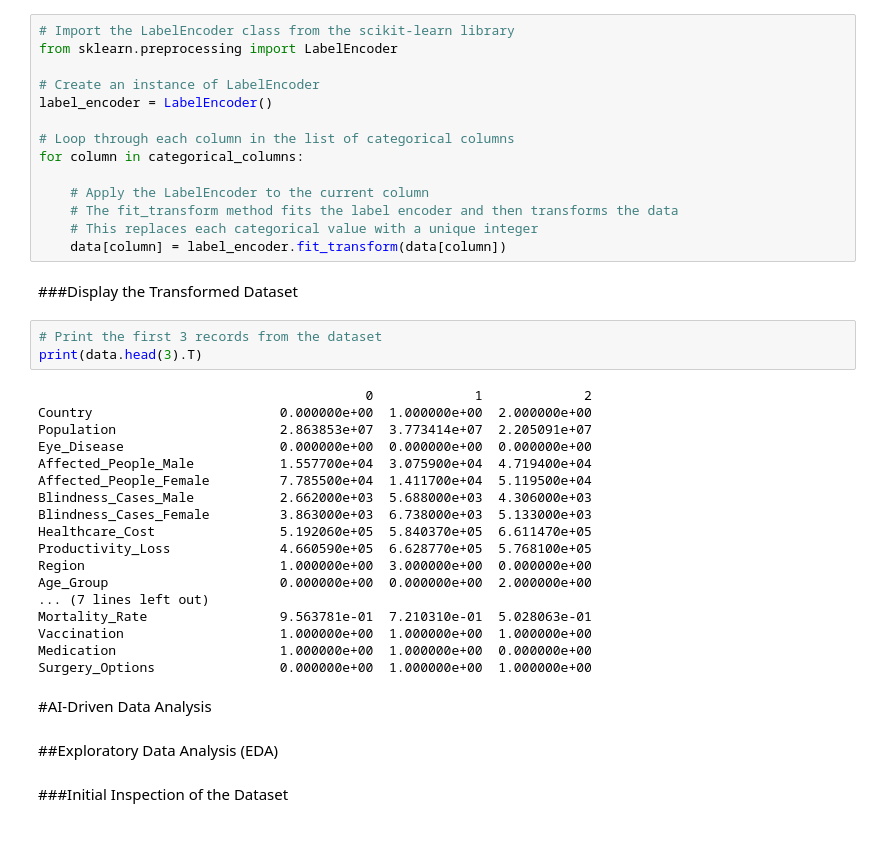
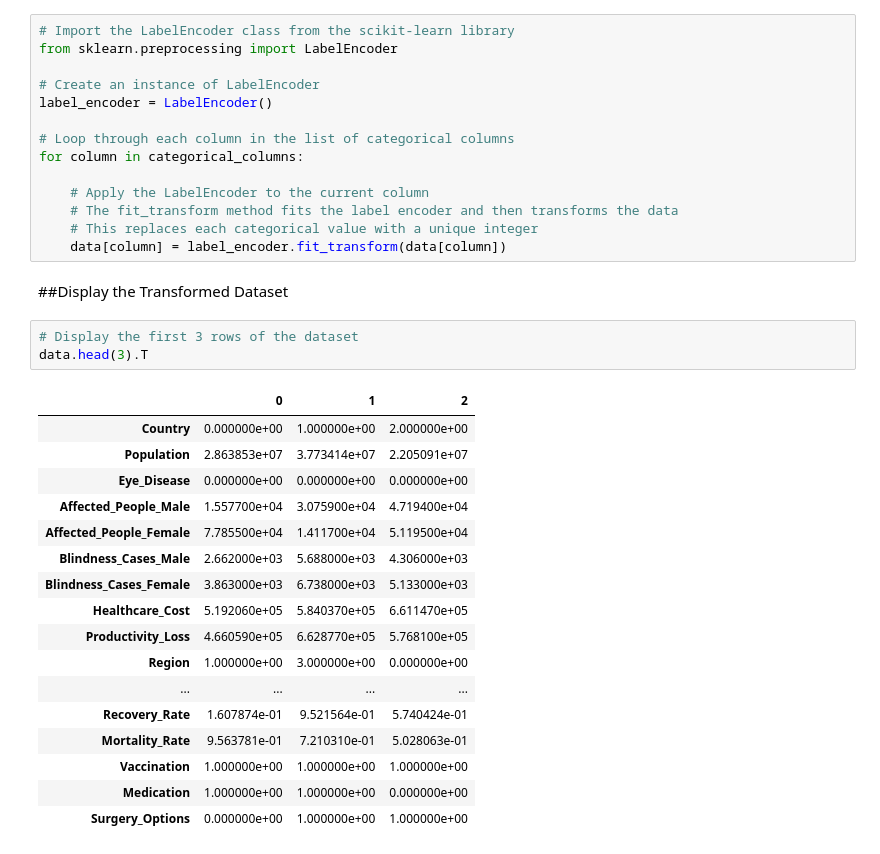
Before and after one commit to carlos-alves-one/Eye-Disease-Analysis, a Jupyter notebook: final_project_report.ipynb, the cells around one changed output. Cells and saved outputs as stored; diff of their text form.

Commit message:
Display the Transformed Dataset

```diff
--- a/final_project_report.ipynb
+++ b/final_project_report.ipynb
@@ -610,31 +665,25 @@ for column in categorical_columns:
     # This replaces each categorical value with a unique integer
     data[column] = label_encoder.fit_transform(data[column])
 # %% [markdown]
-###Display the Transformed Dataset
+##Display the Transformed Dataset
 # %%
-# Print the first 3 records from the dataset
-print(data.head(3).T)
+# Display the first 3 rows of the dataset
+data.head(3).T
 # %% [output]
-                                          0             1             2
-Country                        0.000000e+00  1.000000e+00  2.000000e+00
-Population                     2.863853e+07  3.773414e+07  2.205091e+07
-Eye_Disease                    0.000000e+00  0.000000e+00  0.000000e+00
-Affected_People_Male           1.557700e+04  3.075900e+04  4.719400e+04
-Affected_People_Female         7.785500e+04  1.411700e+04  5.119500e+04
-Blindness_Cases_Male           2.662000e+03  5.688000e+03  4.306000e+03
-Blindness_Cases_Female         3.863000e+03  6.738000e+03  5.133000e+03
-Healthcare_Cost                5.192060e+05  5.840370e+05  6.611470e+05
-Productivity_Loss              4.660590e+05  6.628770e+05  5.768100e+05
-Region                         1.000000e+00  3.000000e+00  0.000000e+00
-Age_Group                      0.000000e+00  0.000000e+00  2.000000e+00
-... (7 lines left out)
-Mortality_Rate                 9.563781e-01  7.210310e-01  5.028063e-01
-Vaccination                    1.000000e+00  1.000000e+00  1.000000e+00
-Medication                     1.000000e+00  1.000000e+00  0.000000e+00
-Surgery_Options                0.000000e+00  1.000000e+00  1.000000e+00
+|  | 0 | 1 | 2 |
+| Country | 0.000000e+00 | 1.000000e+00 | 2.000000e+00 |
+| Population | 2.863853e+07 | 3.773414e+07 | 2.205091e+07 |
+| Eye_Disease | 0.000000e+00 | 0.000000e+00 | 0.000000e+00 |
+| Affected_People_Male | 1.557700e+04 | 3.075900e+04 | 4.719400e+04 |
+| Affected_People_Female | 7.785500e+04 | 1.411700e+04 | 5.119500e+04 |
+| Blindness_Cases_Male | 2.662000e+03 | 5.688000e+03 | 4.306000e+03 |
+| Blindness_Cases_Female | 3.863000e+03 | 6.738000e+03 | 5.133000e+03 |
+| Healthcare_Cost | 5.192060e+05 | 5.840370e+05 | 6.611470e+05 |
+| Productivity_Loss | 4.660590e+05 | 6.628770e+05 | 5.768100e+05 |
+| Region | 1.000000e+00 | 3.000000e+00 | 0.000000e+00 |
+| ... | ... | ... | ... |
+| Recovery_Rate | 1.607874e-01 | 9.521564e-01 | 5.740424e-01 |
+| Mortality_Rate | 9.563781e-01 | 7.210310e-01 | 5.028063e-01 |
+| Vaccination | 1.000000e+00 | 1.000000e+00 | 1.000000e+00 |
+| Medication | 1.000000e+00 | 1.000000e+00 | 0.000000e+00 |
+| Surgery_Options | 0.000000e+00 | 1.000000e+00 | 1.000000e+00 |
-# %% [markdown]
-#AI-Driven Data Analysis
-# %% [markdown]
-##Exploratory Data Analysis (EDA)
-# %% [markdown]
-###Initial Inspection of the Dataset
```
Also changed, not shown: parts of 7 cells of this notebook.
